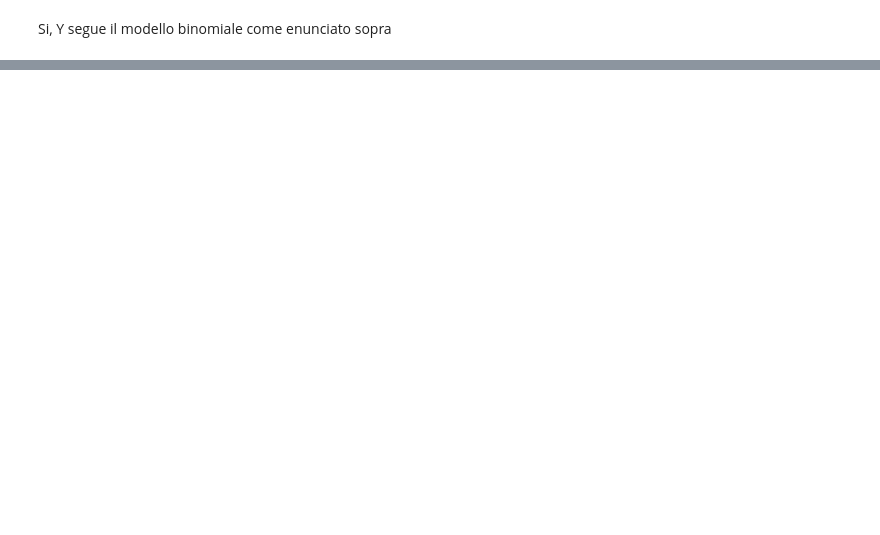
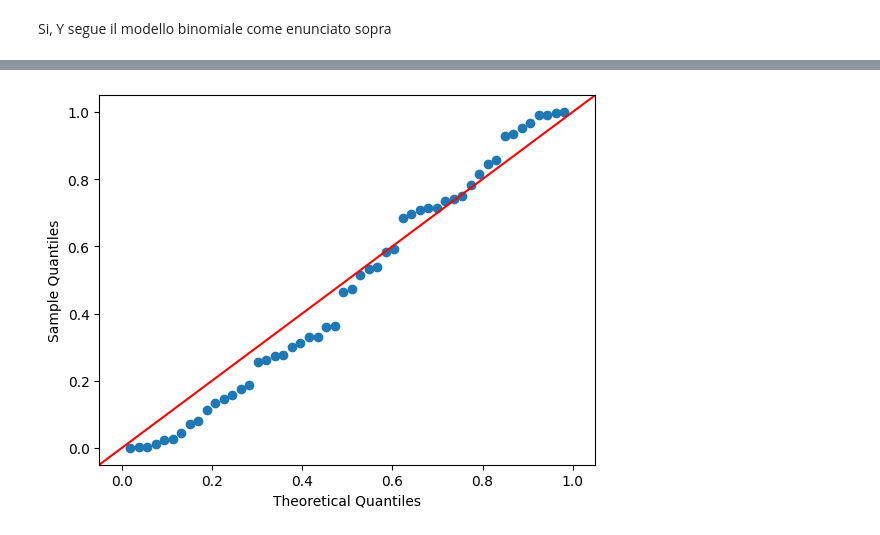
Before and after one commit to FriendlyWizard23/StatisticaL31, a Jupyter notebook: JUPYTER/TEMI D'ESAME/SOLUZIONI_MIE/ESAME 02-23/Soluzione.ipynb, the cells around one changed output, grey strips where cells are left out. Cells and saved outputs as stored; diff of their text form; code cells hidden in the pictures; blank space fills up the shorter version.

```diff
--- a/JUPYTER/TEMI D'ESAME/SOLUZIONI_MIE/ESAME 02-23/Soluzione.ipynb
+++ b/JUPYTER/TEMI D'ESAME/SOLUZIONI_MIE/ESAME 02-23/Soluzione.ipynb
@@ -93,0 +165,5 @@ La distribuzione di Y è approssimabile tramite una delle leggi che abbiamo vist
+# %%
+sm.qqplot(df['valore_vincente'], fit=True, line='45',dist=sp.uniform)
+plt.show()
+# %% [output]
+[figure, added]
```
Also changed, not shown: parts of 37 cells of this notebook, 1 other file.
